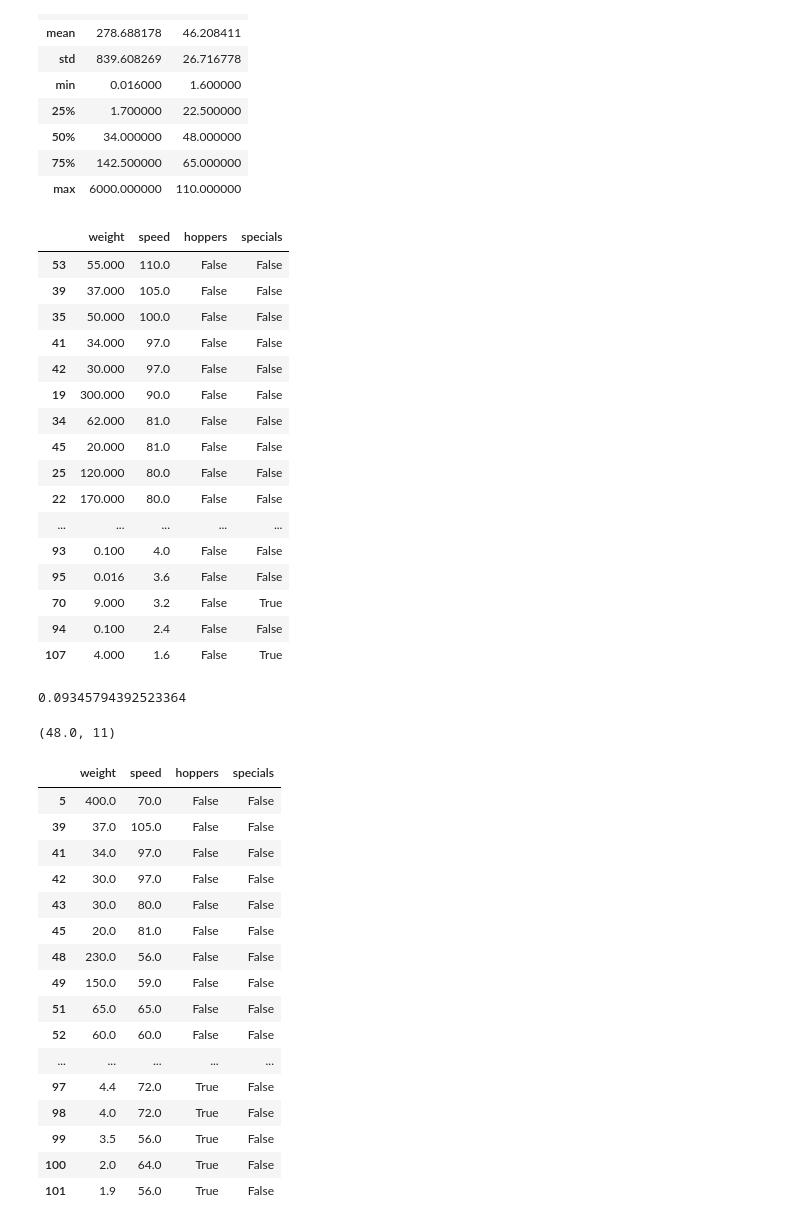
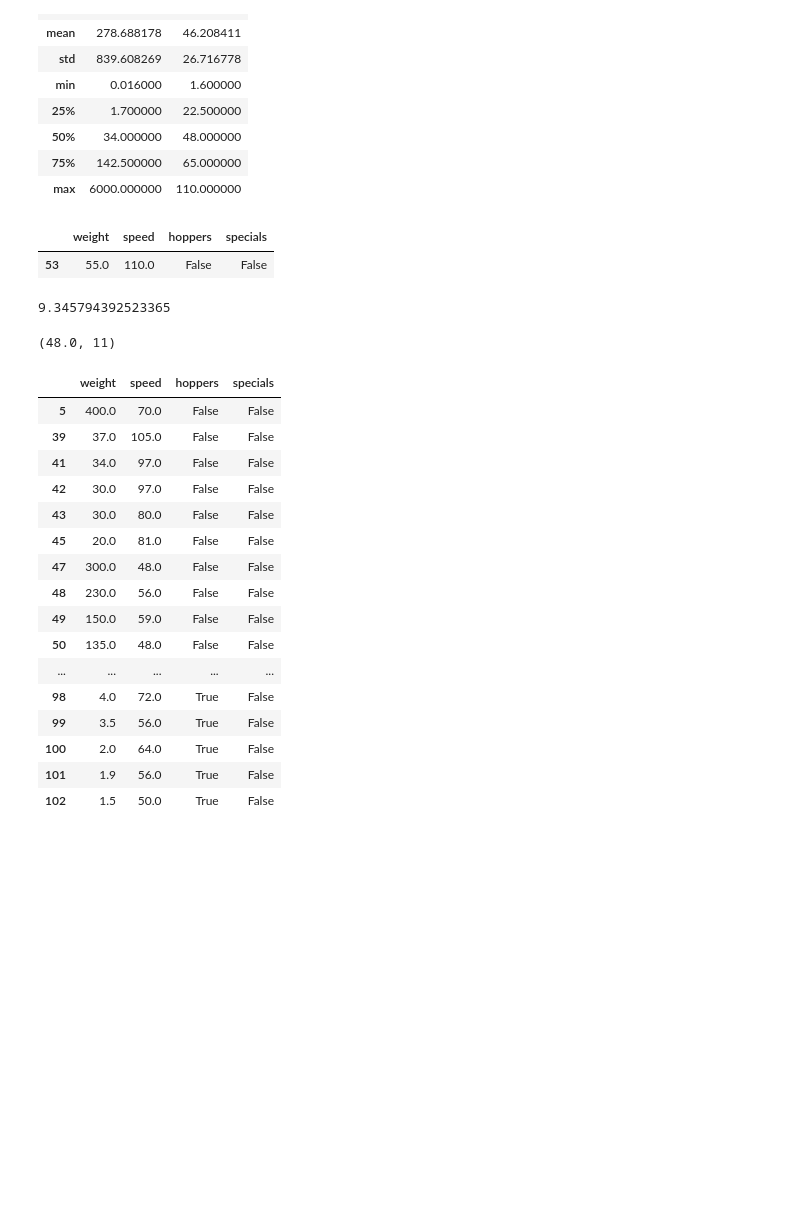
Before and after one commit to jorgellopez38/data-science-libraries, a Jupyter notebook: Dataframes.ipynb, the cells around one changed output. Drawn from its saved outputs; the diff is of its cells as text; code cells hidden in the pictures; blank space fills up the shorter version.

```diff
--- a/Dataframes.ipynb
+++ b/Dataframes.ipynb
@@ -377,31 +392,16 @@ Mammals.describe()
 | max | 6000.000000 | 110.000000 |
 # %%
 # weight is 55lbs of fastest mammal
-Mammals.sort_values(by='speed', ascending=False)
+Mammals.sort_values(by='speed', ascending=False).head(1)
 # %% [output]
 |  | weight | speed | hoppers | specials |
-| 53 | 55.000 | 110.0 | False | False |
-| 39 | 37.000 | 105.0 | False | False |
-| 35 | 50.000 | 100.0 | False | False |
-| 41 | 34.000 | 97.0 | False | False |
-| 42 | 30.000 | 97.0 | False | False |
-| 19 | 300.000 | 90.0 | False | False |
-| 34 | 62.000 | 81.0 | False | False |
-| 45 | 20.000 | 81.0 | False | False |
-| 25 | 120.000 | 80.0 | False | False |
-| 22 | 170.000 | 80.0 | False | False |
-| ... | ... | ... | ... | ... |
-| 93 | 0.100 | 4.0 | False | False |
-| 95 | 0.016 | 3.6 | False | False |
-| 70 | 9.000 | 3.2 | False | True |
-| 94 | 0.100 | 2.4 | False | False |
-| 107 | 4.000 | 1.6 | False | True |
+| 53 | 55.0 | 110.0 | False | False |
 # %%
 # find percentage of special animals
 
-Mammals.specials.sum() / len(Mammals)
+Mammals.specials.sum() / len(Mammals) * 100
 # %% [output]
-0.09345794392523364
+9.345794392523365
 # %%
 #How many animals are hoppers that are above the median speed? What percentage is this?
 
@@ -409,7 +409,7 @@ Mammals.speed.median(), Mammals.hoppers.sum()
 # %% [output]
 (48.0, 11)
 # %%
-Mammals[Mammals.speed > 48].sort_values(by='hoppers')
+Mammals[Mammals.speed >= 48].sort_values(by='hoppers')
 # %% [output]
 |  | weight | speed | hoppers | specials |
 | 5 | 400.0 | 70.0 | False | False |
@@ -418,14 +418,14 @@ Mammals[Mammals.speed > 48].sort_values(by='hoppers')
 | 42 | 30.0 | 97.0 | False | False |
 | 43 | 30.0 | 80.0 | False | False |
 | 45 | 20.0 | 81.0 | False | False |
+| 47 | 300.0 | 48.0 | False | False |
 | 48 | 230.0 | 56.0 | False | False |
 | 49 | 150.0 | 59.0 | False | False |
-| 51 | 65.0 | 65.0 | False | False |
-| 52 | 60.0 | 60.0 | False | False |
+| 50 | 135.0 | 48.0 | False | False |
 | ... | ... | ... | ... | ... |
-| 97 | 4.4 | 72.0 | True | False |
 | 98 | 4.0 | 72.0 | True | False |
 | 99 | 3.5 | 56.0 | True | False |
 | 100 | 2.0 | 64.0 | True | False |
 | 101 | 1.9 | 56.0 | True | False |
+| 102 | 1.5 | 50.0 | True | False |
 # %%
```
Also changed, not shown: parts of 4 cells of this notebook.
